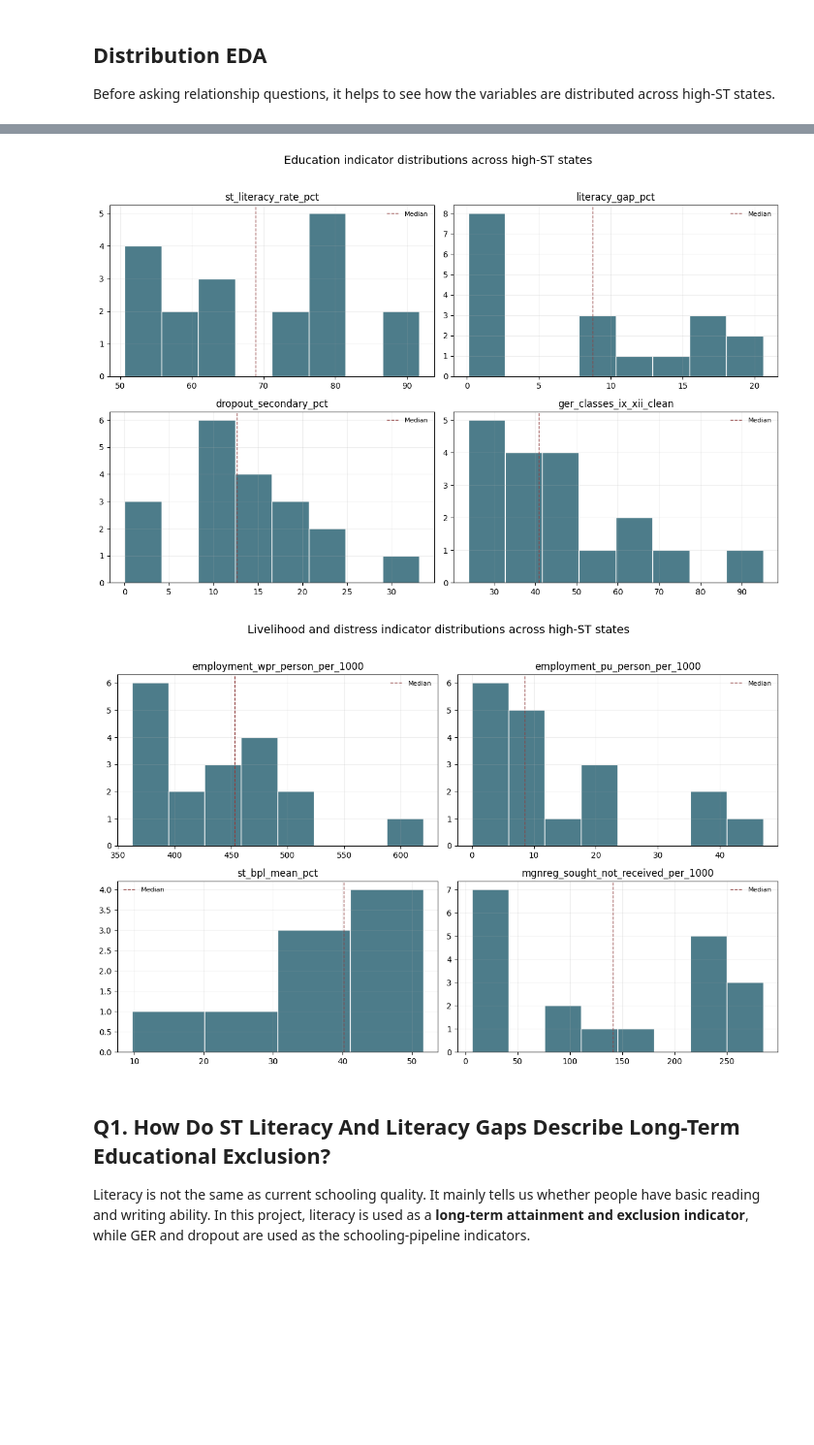
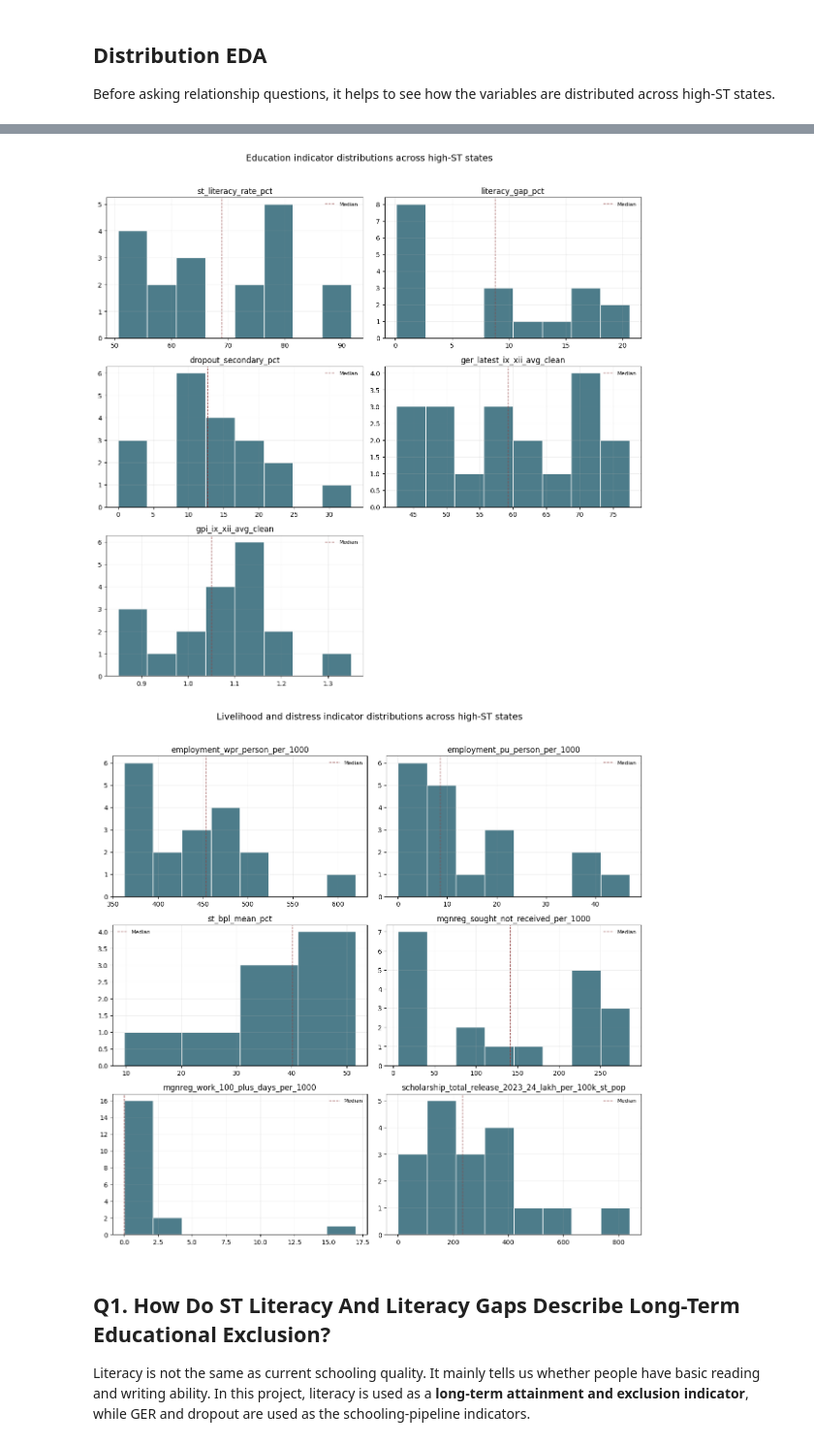
Before and after one commit to yuvraj-verma01/DSM-Final, a Jupyter notebook: notebooks/eda_policy_analysis.ipynb, the cells around one changed output, grey strips where cells are left out. Shown at 97% size. Saved outputs shown, nothing was run; the diff lists cells and outputs as text; code cells hidden in the pictures; blank space fills up the shorter version.

```diff
--- a/notebooks/eda_policy_analysis.ipynb
+++ b/notebooks/eda_policy_analysis.ipynb
@@ -80,6 +83,30 @@ for col in ["ger_classes_i_viii", "ger_classes_ix_xii"]:
     clean_col = f"{col}_clean"
     high_st[clean_col] = high_st[col].where(high_st[col].between(0, 500))
     all_states[clean_col] = all_states[col].where(all_states[col].between(0, 500))
+
+for col in ["ger_classes_ix_xii_boys", "ger_classes_ix_xii_girls", "ger_classes_i_viii_girls"]:
+    if col in high_st.columns:
+        clean_col = f"{col}_clean"
+        high_st[clean_col] = high_st[col].where(high_st[col].between(0, 500))
+        all_states[clean_col] = all_states[col].where(all_states[col].between(0, 500))
+
+for col in ["ger_classes_ix_xii_gpi", "ger_classes_i_viii_gpi"]:
+    if col in high_st.columns:
+        clean_col = f"{col}_clean"
+        high_st[clean_col] = high_st[col].where(high_st[col].between(0, 3))
+        all_states[clean_col] = all_states[col].where(all_states[col].between(0, 3))
+
+for col in ["ger_latest_ix_xii_avg", "ger_latest_ix_xii_avg_girls", "ger_latest_secondary_total", "ger_latest_higher_secondary_total"]:
+    if col in high_st.columns:
+        clean_col = f"{col}_clean"
+        high_st[clean_col] = high_st[col].where(high_st[col].between(0, 500))
+        all_states[clean_col] = all_states[col].where(all_states[col].between(0, 500))
+
+for col in ["ger_latest_ix_xii_avg_gpi", "gpi_ix_xii_avg", "gpi_secondary", "gpi_higher_secondary"]:
+    if col in high_st.columns:
+        clean_col = f"{col}_clean"
+        high_st[clean_col] = high_st[col].where(high_st[col].between(0, 3))
+        all_states[clean_col] = all_states[col].where(all_states[col].between(0, 3))
 
 high_st["female_literacy_gap_pct"] = (
     high_st["tribe_weighted_literacy_male_pct"] - high_st["tribe_weighted_literacy_female_pct"]
@@ -295,18 +357,18 @@ high_st[[
 # %%
 show_distribution_grid(
     high_st,
-    ["st_literacy_rate_pct", "literacy_gap_pct", "dropout_secondary_pct", "ger_classes_ix_xii_clean"],
+    ["st_literacy_rate_pct", "literacy_gap_pct", "dropout_secondary_pct", "ger_latest_ix_xii_avg_clean", "gpi_ix_xii_avg_clean"],
     "Education indicator distributions across high-ST states",
 )
 
 show_distribution_grid(
     high_st,
-    ["employment_wpr_person_per_1000", "employment_pu_person_per_1000", "st_bpl_mean_pct", "mgnreg_sought_not_received_per_1000"],
+    ["employment_wpr_person_per_1000", "employment_pu_person_per_1000", "st_bpl_mean_pct", "mgnreg_sought_not_received_per_1000", "mgnreg_work_100_plus_days_per_1000", "scholarship_total_release_2023_24_lakh_per_100k_st_pop"],
     "Livelihood and distress indicator distributions across high-ST states",
 )
 # %% [output]
-[figure, old version]
+[figure, new version]
-[figure, old version]
+[figure, new version]
 # %% [markdown]
 ## Q1. How Do ST Literacy And Literacy Gaps Describe Long-Term Educational Exclusion?
 
```
Also changed, not shown: parts of 48 cells of this notebook, 36 other files.
